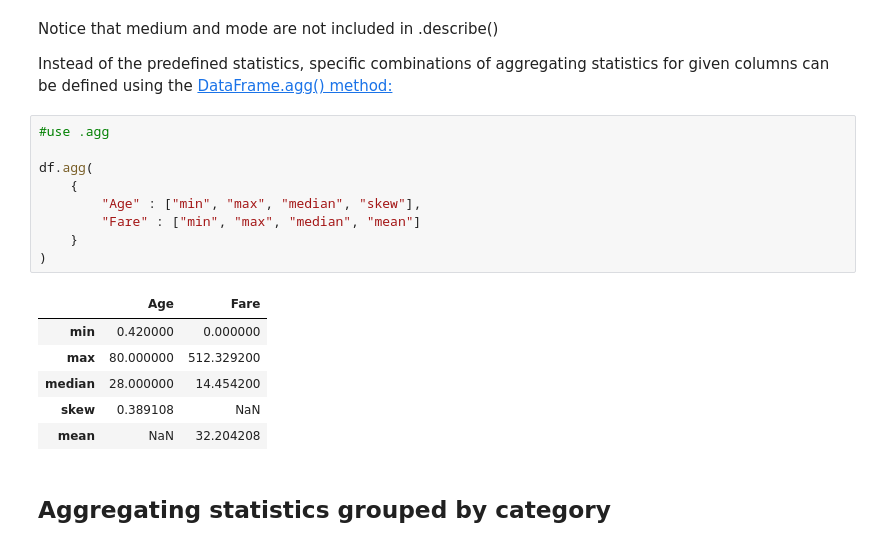
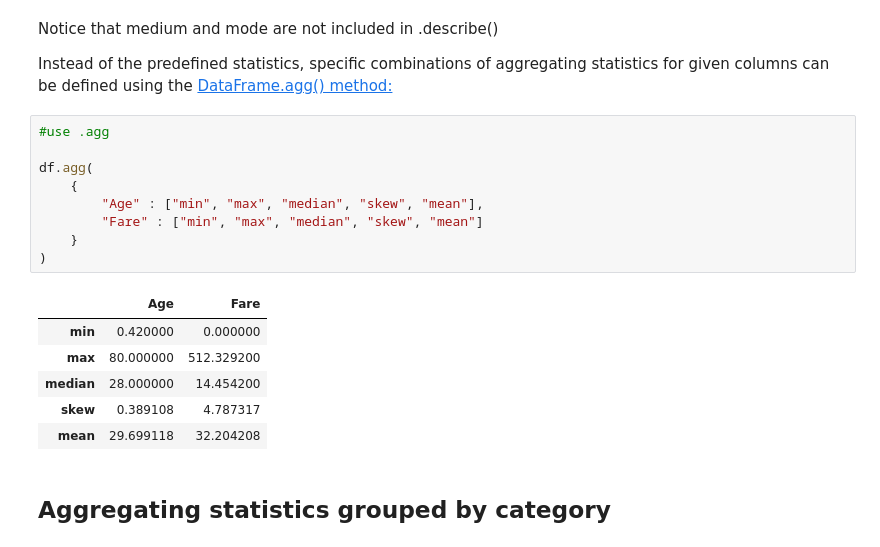
Before and after one commit to evaladhani/EDApt2Exercises, a Jupyter notebook: EDApt2Exercises.ipynb, the cells around one changed output. Saved outputs shown, nothing was run; the diff lists cells and outputs as text.

```diff
--- a/EDApt2Exercises.ipynb
+++ b/EDApt2Exercises.ipynb
@@ -171,19 +171,19 @@ Instead of the predefined statistics, specific combinations of aggregating stati
 # %%
 #use .agg
 
 df.agg(
     {
-        "Age" : ["min", "max", "median", "skew"],
-        "Fare" : ["min", "max", "median", "mean"]
+        "Age" : ["min", "max", "median", "skew", "mean"],
+        "Fare" : ["min", "max", "median", "skew", "mean"]
     }
 )
 # %% [output]
 |  | Age | Fare |
 | min | 0.420000 | 0.000000 |
 | max | 80.000000 | 512.329200 |
 | median | 28.000000 | 14.454200 |
-| skew | 0.389108 | NaN |
-| mean | NaN | 32.204208 |
+| skew | 0.389108 | 4.787317 |
+| mean | 29.699118 | 32.204208 |
 # %% [markdown]
 ## Aggregating statistics grouped by category
 # %% [markdown]
```
Also changed, not shown: parts of 5 cells of this notebook.
